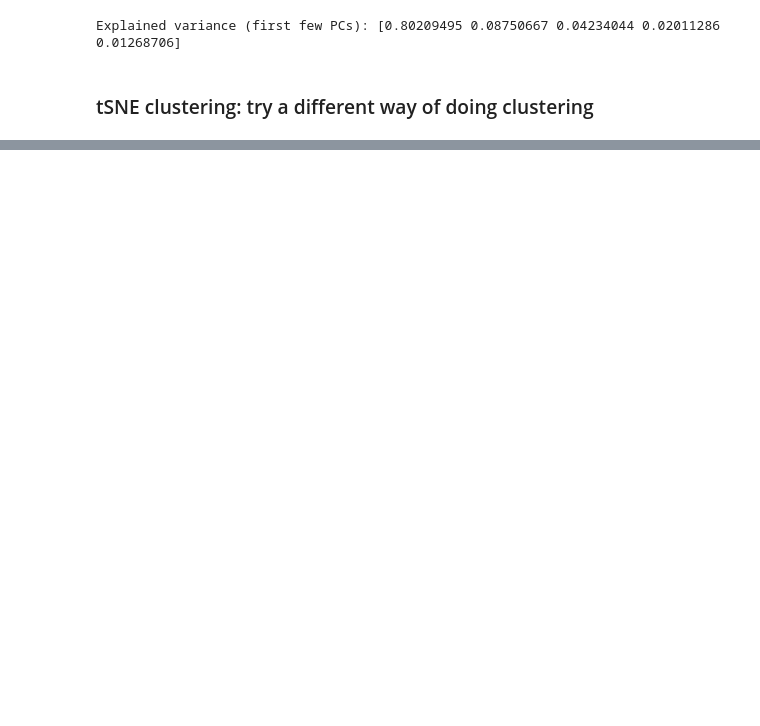
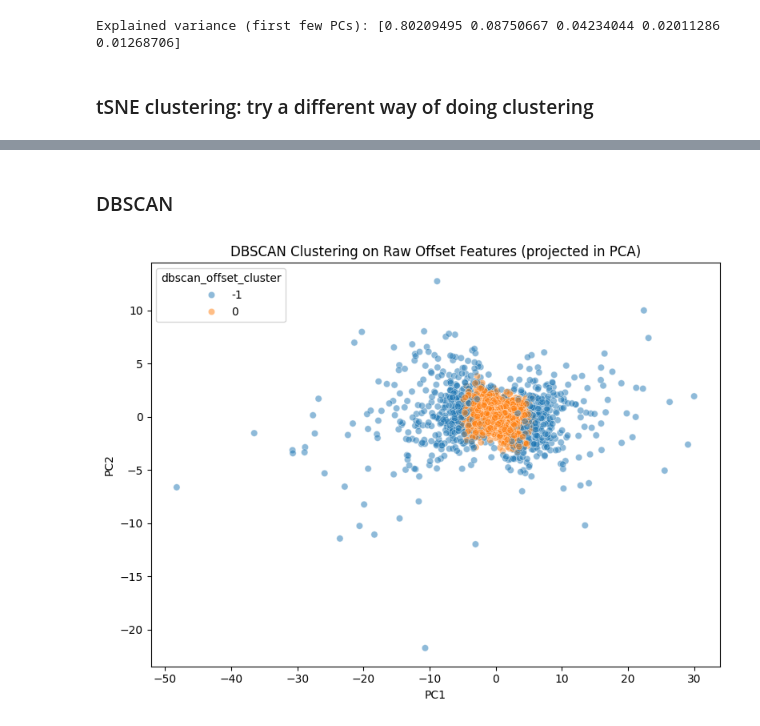
Before and after one commit to de-Boer-Lab/position-mpra, a Jupyter notebook: src/cluster_variant_effects/cluster.ipynb, the cells around one changed output, grey strips where cells are left out. Saved outputs shown, nothing was run; the diff lists cells and outputs as text; code cells hidden in the pictures; blank space fills up the shorter version.

```diff
--- a/src/cluster_variant_effects/cluster.ipynb
+++ b/src/cluster_variant_effects/cluster.ipynb
@@ -145,0 +189,35 @@ plt.show()
+# %% [markdown]
+### DBSCAN
+# %%
+from sklearn.cluster import DBSCAN
+from sklearn.preprocessing import StandardScaler
+import matplotlib.pyplot as plt
+import seaborn as sns
+
+combined_sampled = combined.sample(n=10000, random_state=42)
+X_sampled = combined_sampled[offset_cols].values
+X_sampled_std = StandardScaler().fit_transform(X_sampled)
+
+dbscan = DBSCAN(eps=1.5, min_samples=10)  # <-- tune eps as needed
+dbscan_labels = dbscan.fit_predict(X_sampled_std)
+
+
+combined_sampled["dbscan_offset_cluster"] = dbscan_labels  # -1 = noise
+
+
+plt.figure(figsize=(8, 6))
+sns.scatterplot(
+    data=combined_sampled,
+    x="PC1",  # assume PCA was already computed earlier
+    y="PC2",
+    hue="dbscan_offset_cluster",
+    palette="tab10",
+    alpha=0.5,
+    legend='full'
+)
+plt.title("DBSCAN Clustering on Raw Offset Features (projected in PCA)")
+plt.tight_layout()
+plt.savefig("/scratch/st-cdeboer-1/sambina/position_mpra/outputs/cluster/DBSCAN_on_offset_features.svg", format="svg")
+plt.show()
+# %% [output]
+[figure, added]
```
Also changed, not shown: parts of 5 cells of this notebook, 8 other files.
